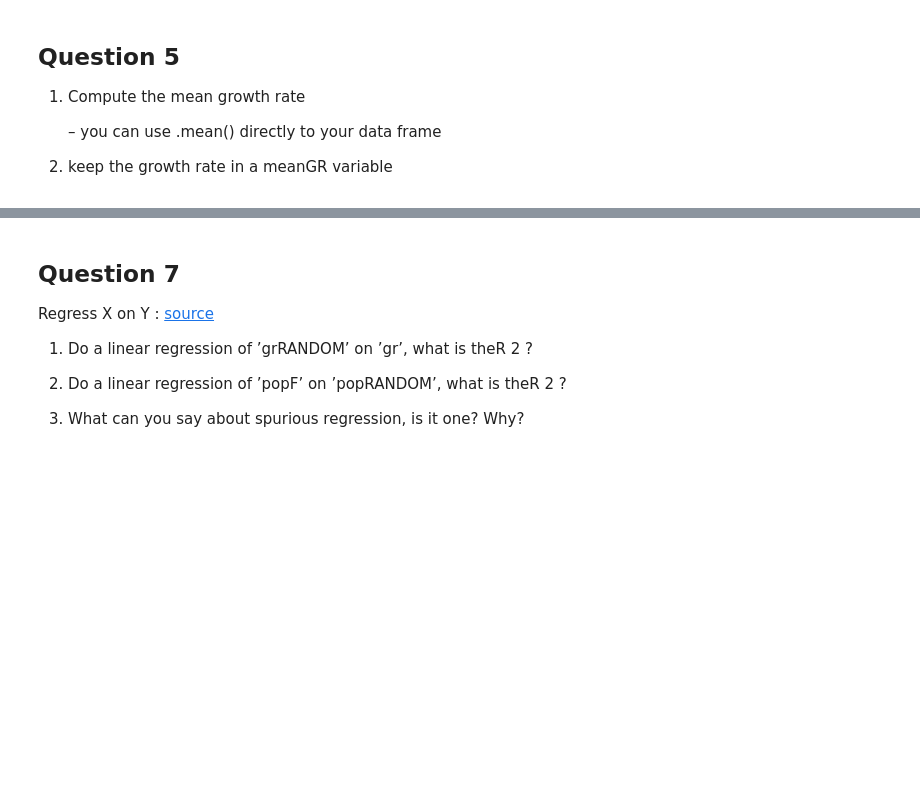
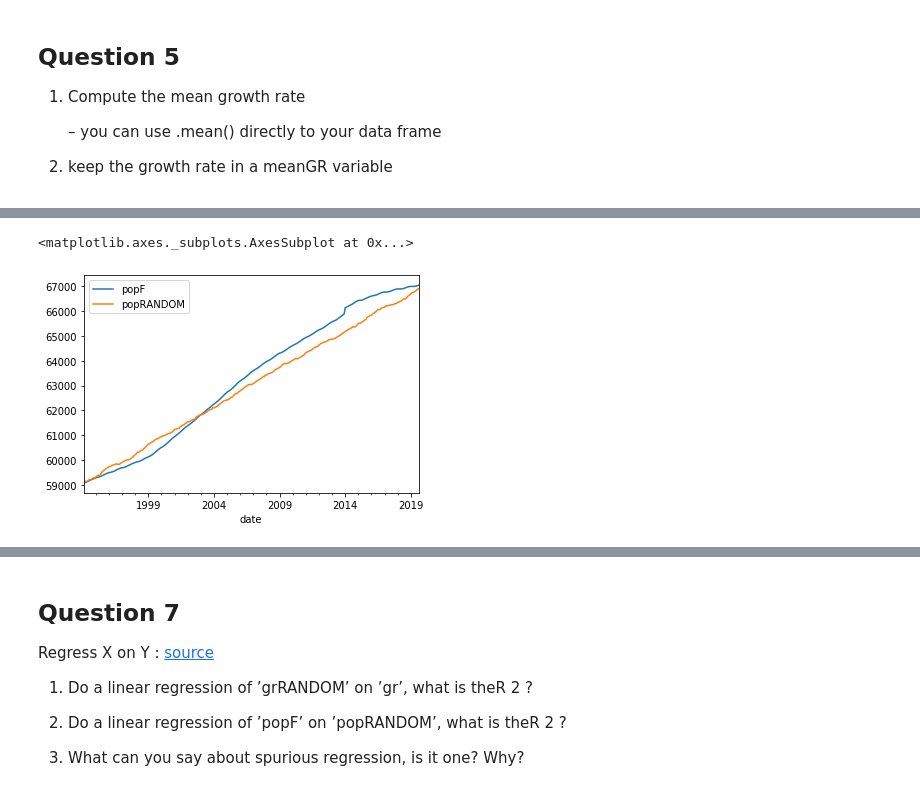
Before and after one commit to thomaspernet/PythonFinanceClass, a Jupyter notebook: QuantitativeFinance/Exam1.ipynb, the cells around one changed output, grey strips where cells are left out. Cells and saved outputs as stored; diff of their text form; code cells hidden in the pictures; blank space fills up the shorter version.

```diff
--- a/QuantitativeFinance/Exam1.ipynb
+++ b/QuantitativeFinance/Exam1.ipynb
@@ -144,4 +198,8 @@ df.head(2)
 # %%
-#df.apply(lambda x: (x['popRANDOM'].shift(1)) * (x['grRANDOM'].shift(-1)))
-for i in range(1,len(df)):
-    df.iloc[i,3] = df.iloc[i-1,3] * (1 + df.iloc[i,2])
+for i in range(1,307):
+    df.iloc[i, 3]= df.iloc[i - 1, 3] * (1 + df.iloc[i, 2])
+df.head()
+df[['popF','popRANDOM']].plot()
+# %% [output]
+<matplotlib.axes._subplots.AxesSubplot at 0x...>
+[figure, added]
```
Also changed, not shown: parts of 58 cells of this notebook.
